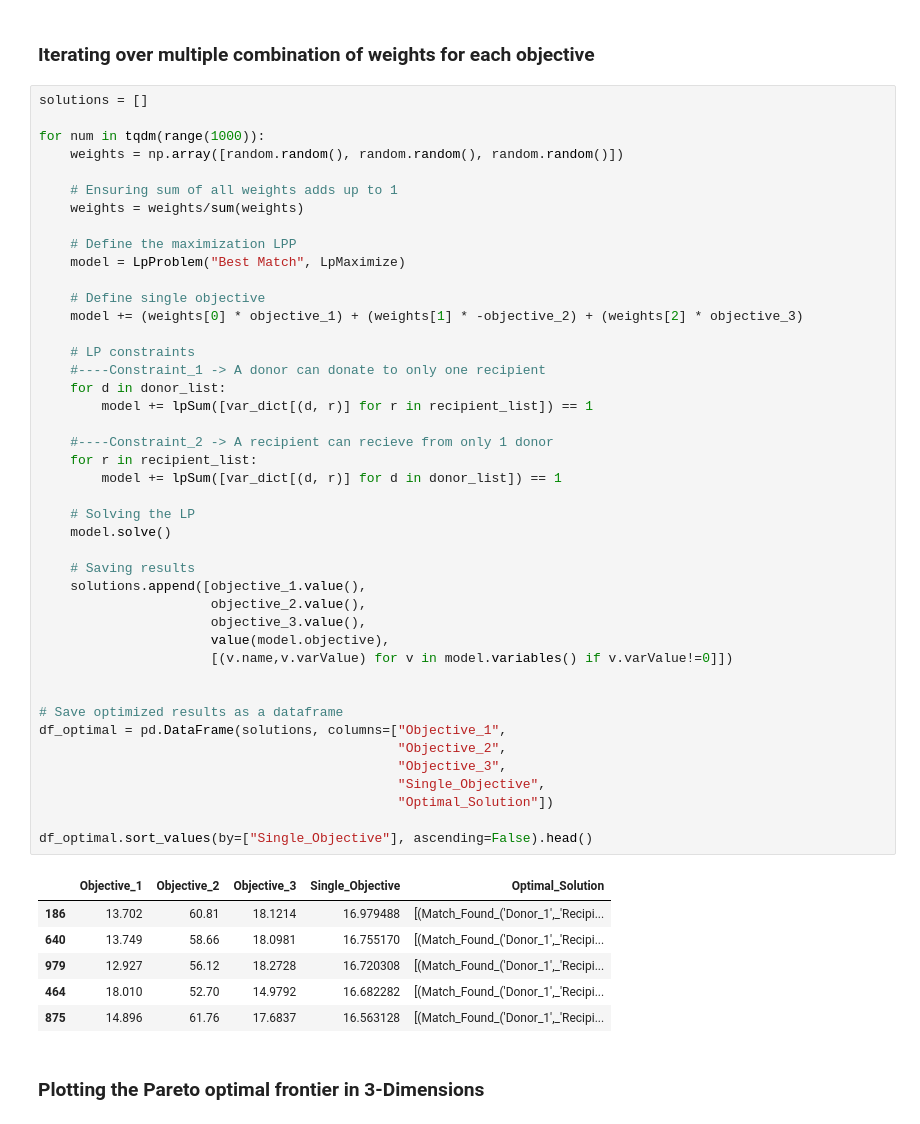
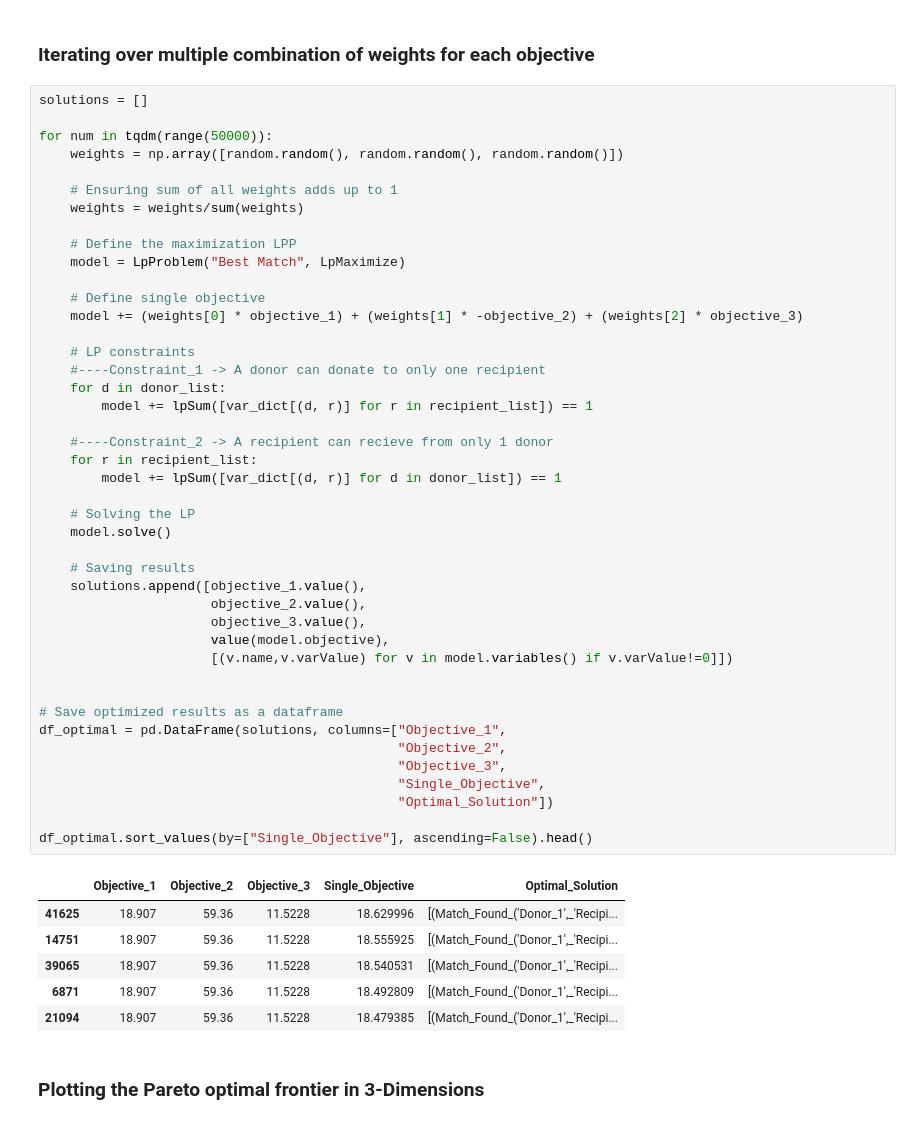
Before and after one commit to mohiteprathamesh1996/Heart-Donor-Pairing, a Jupyter notebook: Donor_Recipient_Match.ipynb, the cells around one changed output. Cells and saved outputs as stored; diff of their text form.

```diff
--- a/Donor_Recipient_Match.ipynb
+++ b/Donor_Recipient_Match.ipynb
@@ -102,7 +102,7 @@ objective_3 = lpSum([survival.loc[d, r]*var_dict[(d, r)] for d in donor_list for
 # %%
 solutions = []
 
-for num in tqdm(range(1000)):
+for num in tqdm(range(50000)):
     weights = np.array([random.random(), random.random(), random.random()])
 
     # Ensuring sum of all weights adds up to 1
@@ -117,38 +117,38 @@ for num in tqdm(range(1000)):
     # LP constraints
     #----Constraint_1 -> A donor can donate to only one recipient
     for d in donor_list:
         model += lpSum([var_dict[(d, r)] for r in recipient_list]) == 1
 
     #----Constraint_2 -> A recipient can recieve from only 1 donor
     for r in recipient_list:
         model += lpSum([var_dict[(d, r)] for d in donor_list]) == 1
 
     # Solving the LP
     model.solve()
 
     # Saving results
     solutions.append([objective_1.value(),
                       objective_2.value(),
                       objective_3.value(),
                       value(model.objective),
                       [(v.name,v.varValue) for v in model.variables() if v.varValue!=0]])
 
 
 # Save optimized results as a dataframe
 df_optimal = pd.DataFrame(solutions, columns=["Objective_1",
                                               "Objective_2",
                                               "Objective_3",
                                               "Single_Objective",
                                               "Optimal_Solution"])
 
 df_optimal.sort_values(by=["Single_Objective"], ascending=False).head()
 # %% [output]
 |  | Objective_1 | Objective_2 | Objective_3 | Single_Objective | Optimal_Solution |
-| 186 | 13.702 | 60.81 | 18.1214 | 16.979488 | [(Match_Found_('Donor_1',_'Recipi... |
-| 640 | 13.749 | 58.66 | 18.0981 | 16.755170 | [(Match_Found_('Donor_1',_'Recipi... |
-| 979 | 12.927 | 56.12 | 18.2728 | 16.720308 | [(Match_Found_('Donor_1',_'Recipi... |
-| 464 | 18.010 | 52.70 | 14.9792 | 16.682282 | [(Match_Found_('Donor_1',_'Recipi... |
-| 875 | 14.896 | 61.76 | 17.6837 | 16.563128 | [(Match_Found_('Donor_1',_'Recipi... |
+| 41625 | 18.907 | 59.36 | 11.5228 | 18.629996 | [(Match_Found_('Donor_1',_'Recipi... |
+| 14751 | 18.907 | 59.36 | 11.5228 | 18.555925 | [(Match_Found_('Donor_1',_'Recipi... |
+| 39065 | 18.907 | 59.36 | 11.5228 | 18.540531 | [(Match_Found_('Donor_1',_'Recipi... |
+| 6871 | 18.907 | 59.36 | 11.5228 | 18.492809 | [(Match_Found_('Donor_1',_'Recipi... |
+| 21094 | 18.907 | 59.36 | 11.5228 | 18.479385 | [(Match_Found_('Donor_1',_'Recipi... |
 # %% [markdown]
 ### Plotting the Pareto optimal frontier in 3-Dimensions
 # %%
```
